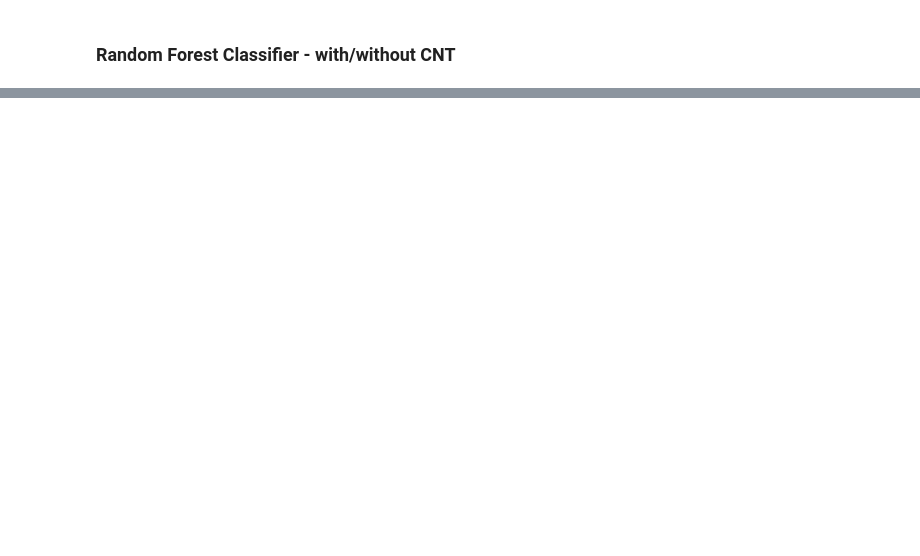
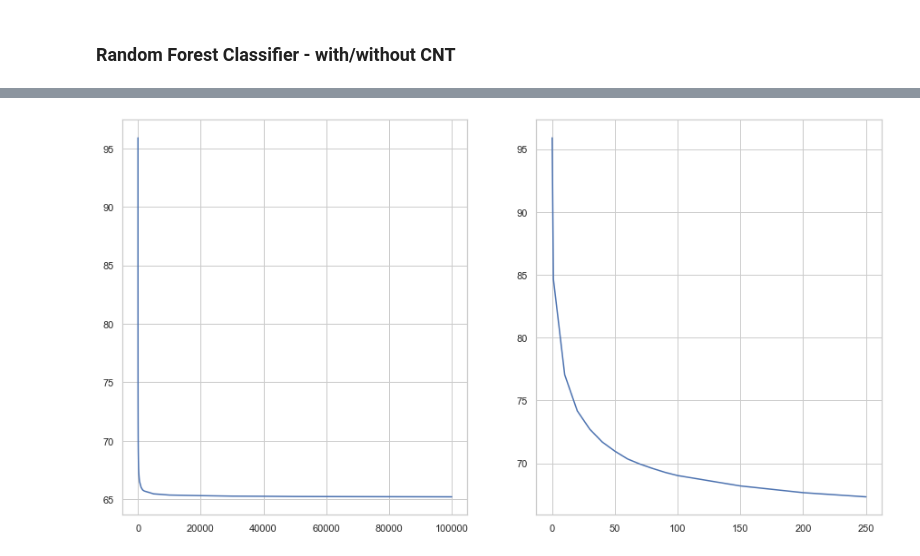
Before and after one commit to MegaCookies88/Data-Challenge-Wildfires, a Jupyter notebook: wildfires_models.ipynb, the cells around one changed output, grey strips where cells are left out. Drawn from its saved outputs; the diff is of its cells as text; code cells hidden in the pictures; blank space fills up the shorter version.

```diff
--- a/wildfires_models.ipynb
+++ b/wildfires_models.ipynb
@@ -266,0 +209,10 @@ Wall time: 2.04 s
+# %%
+%%time
+
+clf_MLP0 = MLPClassifier(max_iter=300, activation='relu', alpha=0.0001, learning_rate='adaptive', hidden_layer_sizes=100, random_state=42)
+clf_MLP0.fit(X_train.drop('CNT', axis=1), new2_y_train.threshold)
+
+ba_distribution = pd.DataFrame(clf_MLP0.predict_proba(X_test.drop('CNT', axis=1))[:,1:], columns=u_BA).cumsum(axis=1)
+ba_distribution.to_csv('prediction_ba.csv', index=False)
+
+# SCORE=3856
@@ -266,0 +222,8 @@ Wall time: 2.04 s
+# %%
+scores = [100*clf_MLP0.score(X_test[y_test.BA<=lv].drop('CNT', axis=1), new2_y_test[y_test.BA<=lv].threshold) for lv in u_BA]
+
+fig, ax = plt.subplots(1,2, figsize=(15,8))
+ax[0].plot(u_BA, scores)
+ax[1].plot(u_BA[0:15], scores[0:15]);
+# %% [output]
+[figure, added]
```
Also changed, not shown: parts of 37 cells of this notebook.
